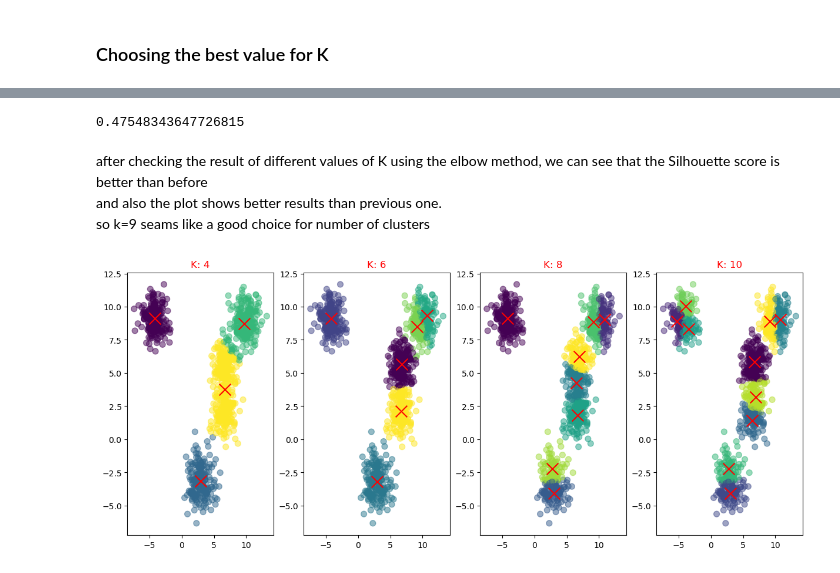
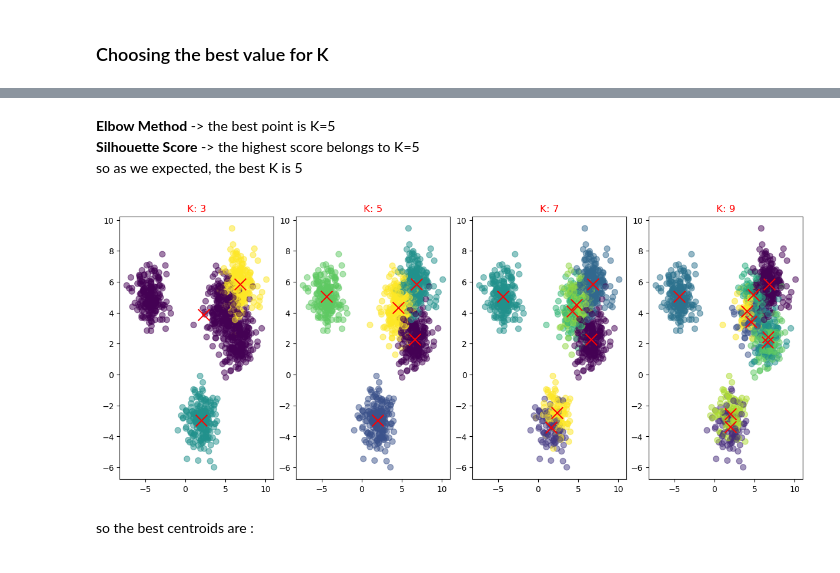
Before and after one commit to artmiss-gns/DeepLearningCourseProjects, a Jupyter notebook: KMeans/main.ipynb, the cells around one changed output, grey strips where cells are left out. Drawn from its saved outputs; the diff is of its cells as text; code cells hidden in the pictures.

Commit message:
KMeans: completed the tasks

```diff
--- a/KMeans/main.ipynb
+++ b/KMeans/main.ipynb
@@ -239,11 +236,11 @@ visualize_clusters(X_2, model2.clusters, model2.centroids)
 # %% [markdown]
 ### Test different values of n_clusters
 # %%
-# data = X
-# n_clusters = [4, 5, 6, 7]
+data = X
+n_clusters = [4, 5, 6, 7]
 
-data = X_2
-n_clusters = [3, 4, 5, 6]
+# data = X_2
+# n_clusters = [3, 4, 5, 6]
 # %%
 results = []
 for n in n_clusters :
@@ -271,5 +270,6 @@ for that, we are going to use **elbow method**
 # %%
-data = X_2
+data = X
+# data = X_2
 # %%
 wcss_values = []
 silhouette_values = []
@@ -304,5 +303,0 @@ plt.show()
-# %%
-model_k9 = KMeans(n_clusters=9, centroid_init="kmeans++")
-model_k9.fit(data)
-
-visualize_clusters(data, model_k9.clusters, model_k9.centroids)
@@ -311,29 +304,27 @@ visualize_clusters(data, model_k9.clusters, model_k9.centroids)
-# %%
-model_k9.evaluate(data, model_k9.clusters, method="Silhouette")
-# %% [output]
-0.47548343647726815
-# %% [markdown]
-after checking the result of different values of K using the elbow method, we can see that the Silhouette score is better than before
-and also the plot shows better results than previous one.
-so k=9 seams like a good choice for number of clusters
+# %% [markdown]
+**Elbow Method** -> the best point is K=5
+**Silhouette Score** -> the highest score belongs to K=5
+so as we expected, the best K is 5
 # %%
-n_clusters = [4, 6, 8, 10]
+n_clusters = [3, 5, 7, 9]
 results = []
 for n in n_clusters :
     model = KMeans(
         n_clusters=n,
         centroid_init="kmeans++",
         max_iter=10,
     )
     model.fit(data)
     results.append([model.clusters, model.centroids])
 
 fig, ax = plt.subplots(1, len(n_clusters), figsize=(12, 5), layout="constrained")
 for index, result in zip(range(len(n_clusters)), results) :
     labels, centroid = result
     ax[index].scatter(data[:, 0], data[:, 1], c=labels, cmap='viridis', s=50, alpha=0.5)
     ax[index].scatter(centroid[:, 0], centroid[:, 1], c='red', marker='x', s=200)
     ax[index].set_title(f'K: {n_clusters[index]}', color="red")
     # ax[index].grid(True)
 # %% [output]
-[figure, old version]
+[figure, new version]
+# %% [markdown]
+so the best centroids are :
```
Also changed, not shown: parts of 14 cells of this notebook, 1 other file.
